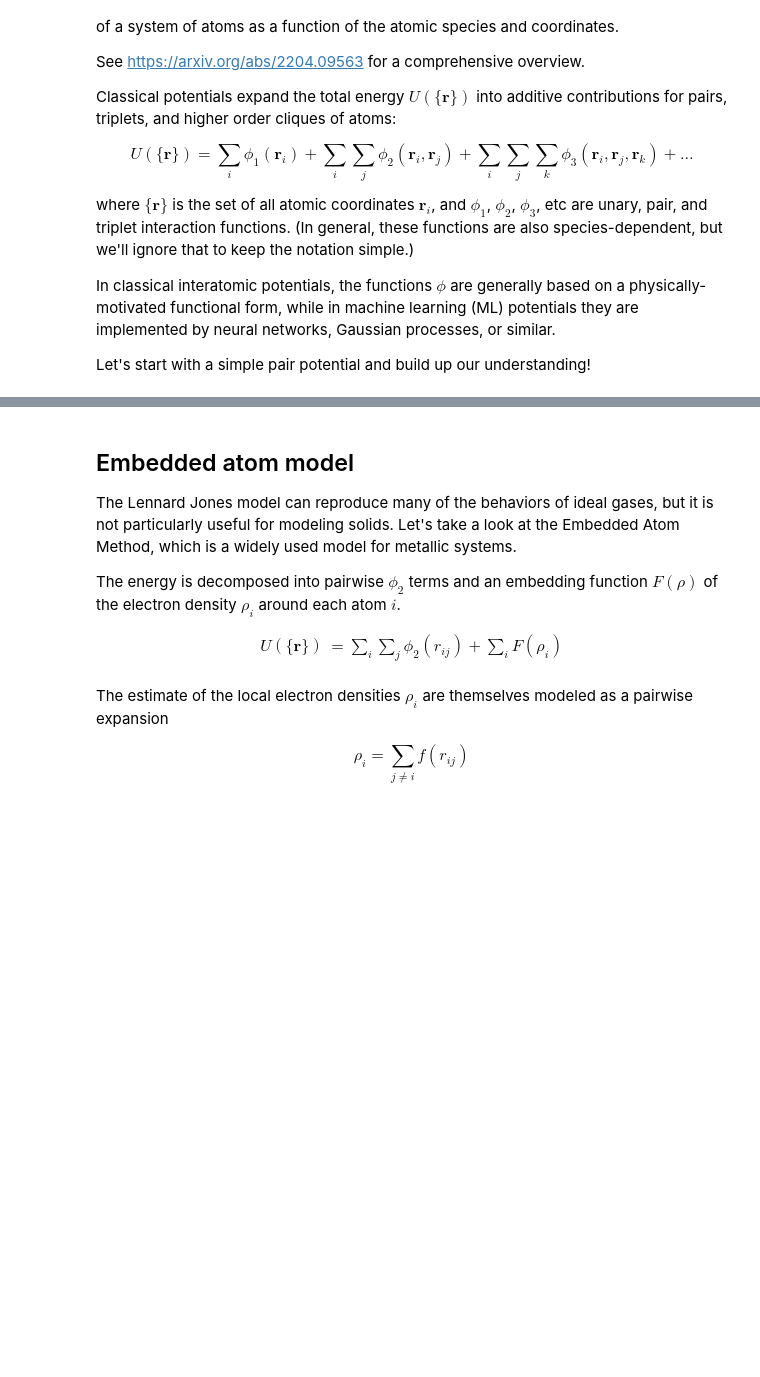
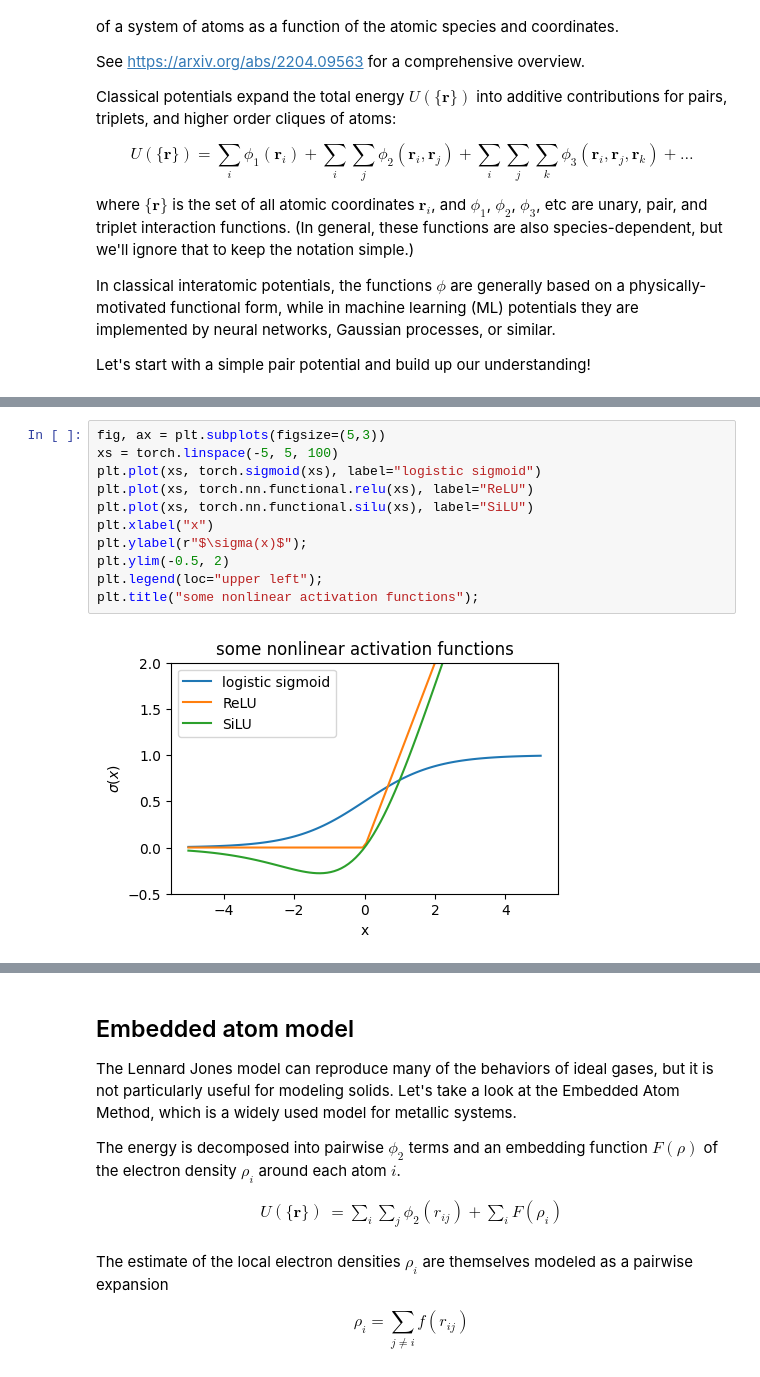
Before and after one commit to usnistgov/nfflr, a Jupyter notebook: notebooks/intro-to-gnn-potentials.ipynb, the cells around one changed output, grey strips where cells are left out. Saved outputs shown, nothing was run; the diff lists cells and outputs as text; blank space fills up the shorter version.

```diff
--- a/notebooks/intro-to-gnn-potentials.ipynb
+++ b/notebooks/intro-to-gnn-potentials.ipynb
@@ -139,0 +320,13 @@ The [full implementation](https://github.com/usnistgov/nfflr/blob/3455de156d66f2
+# %%
+fig, ax = plt.subplots(figsize=(5,3))
+xs = torch.linspace(-5, 5, 100)
+plt.plot(xs, torch.sigmoid(xs), label="logistic sigmoid")
+plt.plot(xs, torch.nn.functional.relu(xs), label="ReLU")
+plt.plot(xs, torch.nn.functional.silu(xs), label="SiLU")
+plt.xlabel("x")
+plt.ylabel(r"$\sigma(x)$");
+plt.ylim(-0.5, 2)
+plt.legend(loc="upper left");
+plt.title("some nonlinear activation functions");
+# %% [output]
+[figure, added]
```
Also changed, not shown: parts of 90 cells of this notebook.
